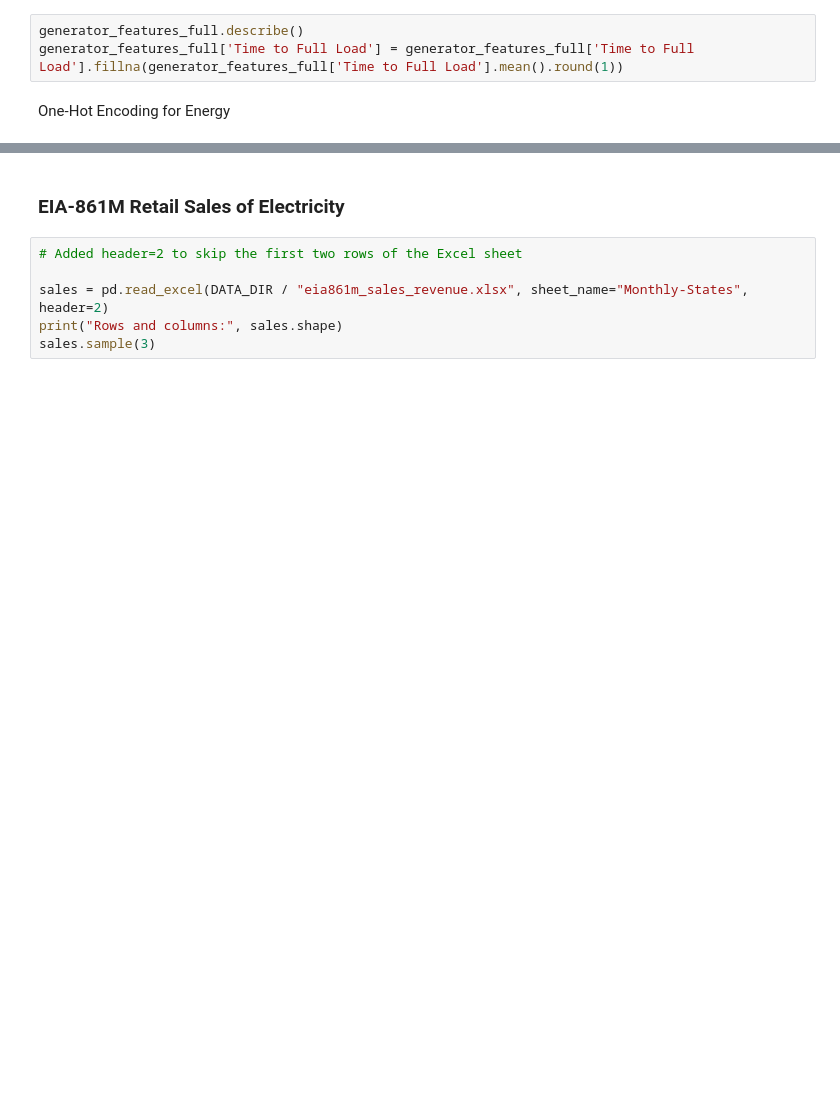
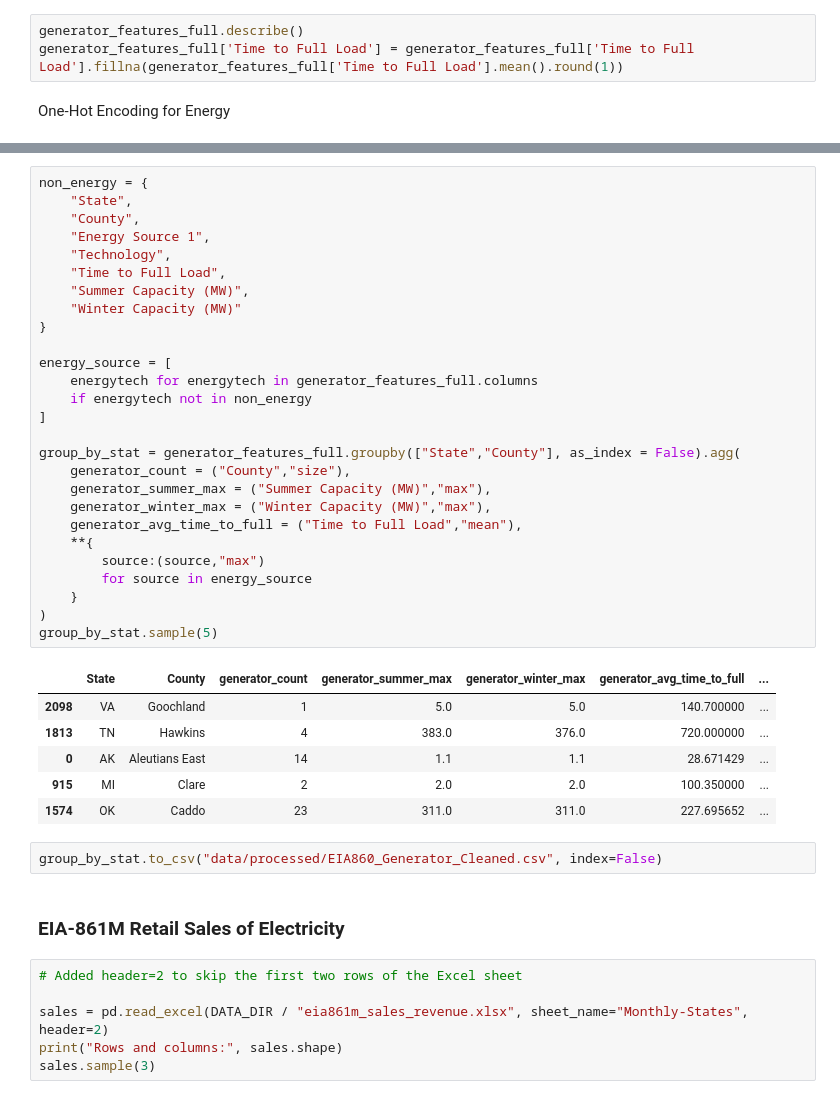
Before and after one commit to matthewchess/siads696, a Jupyter notebook: 02-data-cleaning.ipynb, the cells around one changed output, grey strips where cells are left out. Saved outputs shown, nothing was run; the diff lists cells and outputs as text; blank space fills up the shorter version.

```diff
--- a/02-data-cleaning.ipynb
+++ b/02-data-cleaning.ipynb
@@ -1103,3 +1150,39 @@ generator_features_full.sample(5)
+# %%
+non_energy = {
+    "State",
+    "County",
+    "Energy Source 1",
+    "Technology",
+    "Time to Full Load",
+    "Summer Capacity (MW)",
+    "Winter Capacity (MW)"
+}
+
+energy_source = [
+    energytech for energytech in generator_features_full.columns
+    if energytech not in non_energy
+]
+
+group_by_stat = generator_features_full.groupby(["State","County"], as_index = False).agg(
+    generator_count = ("County","size"),
+    generator_summer_max = ("Summer Capacity (MW)","max"),
+    generator_winter_max = ("Winter Capacity (MW)","max"),
+    generator_avg_time_to_full = ("Time to Full Load","mean"),
+    **{
+        source:(source,"max")
+        for source in energy_source
+    }
+)
+group_by_stat.sample(5)
+# %% [output]
+|  | State | County | generator_count | generator_summer_max | generator_winter_max | generator_avg_time_to_full | ... |
+| 2098 | VA | Goochland | 1 | 5.0 | 5.0 | 140.700000 | ... |
+| 1813 | TN | Hawkins | 4 | 383.0 | 376.0 | 720.000000 | ... |
+| 0 | AK | Aleutians East | 14 | 1.1 | 1.1 | 28.671429 | ... |
+| 915 | MI | Clare | 2 | 2.0 | 2.0 | 100.350000 | ... |
+| 1574 | OK | Caddo | 23 | 311.0 | 311.0 | 227.695652 | ... |
+# %%
+group_by_stat.to_csv("data/processed/EIA860_Generator_Cleaned.csv", index=False)
 # %% [markdown]
 ### EIA-861M Retail Sales of Electricity
 # %%
```
Also changed, not shown: parts of 37 cells of this notebook, 10 other files.
